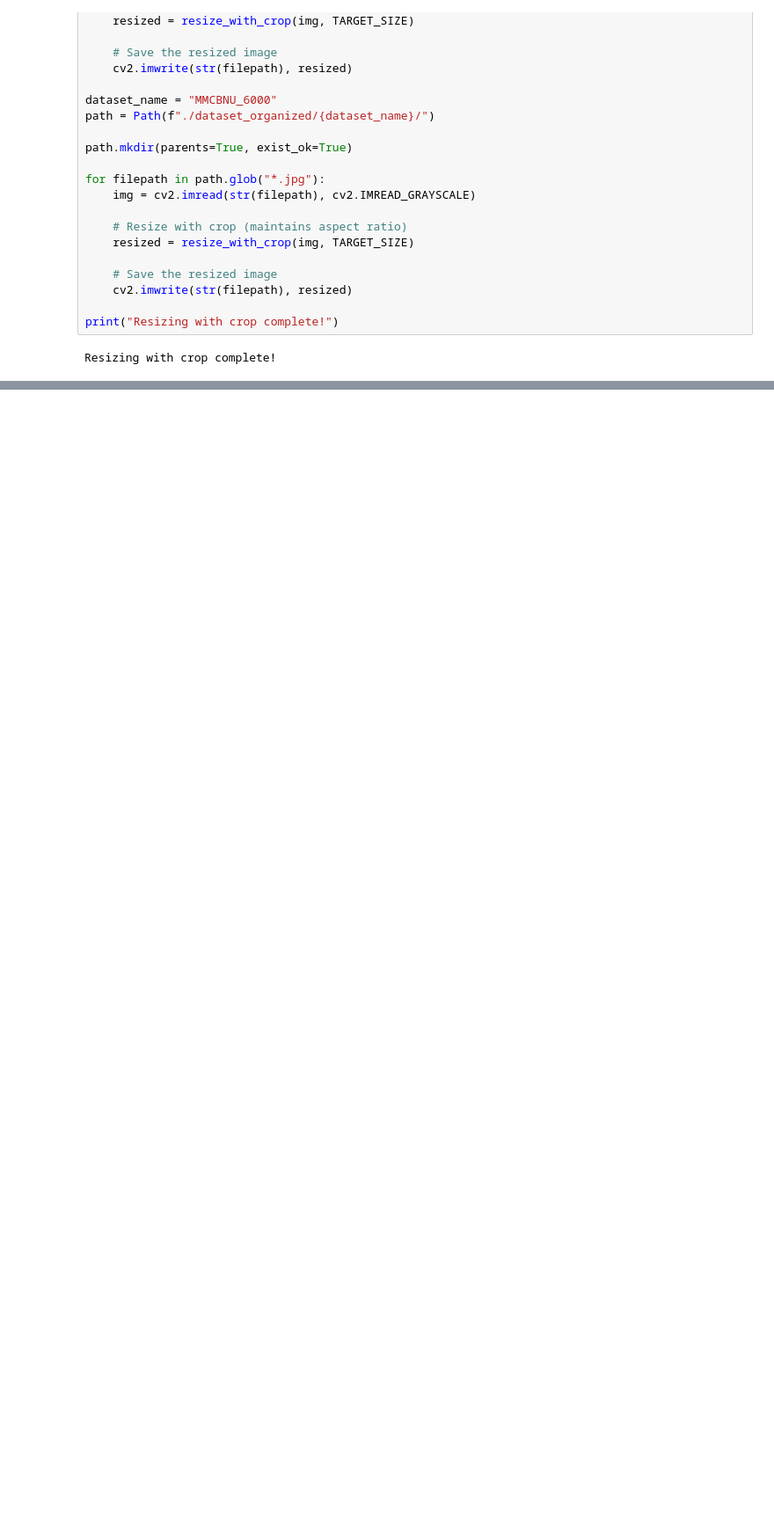
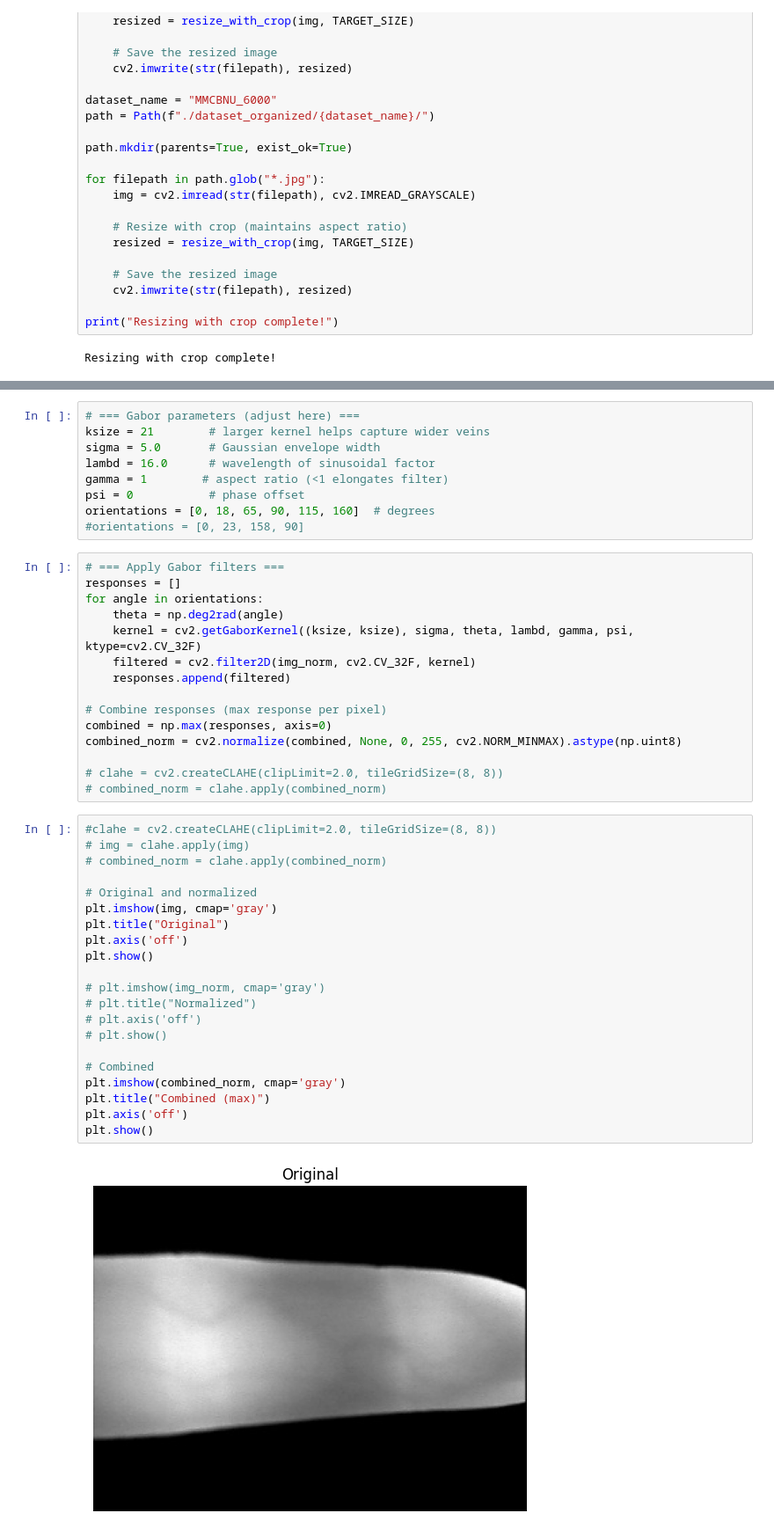
Before and after one commit to Adam-K2/BIO_project, a Jupyter notebook: gabor_filter.ipynb, the cells around one changed output, grey strips where cells are left out. Shown at 88% size. Drawn from its saved outputs; the diff is of its cells as text; blank space fills up the shorter version.

Commit message:
Added gabor filter with fixed parameters

```diff
--- a/gabor_filter.ipynb
+++ b/gabor_filter.ipynb
@@ -338,0 +349,47 @@ Resizing with crop complete!
+# %%
+# === Gabor parameters (adjust here) ===
+ksize = 21        # larger kernel helps capture wider veins
+sigma = 5.0       # Gaussian envelope width
+lambd = 16.0      # wavelength of sinusoidal factor
+gamma = 1        # aspect ratio (<1 elongates filter)
+psi = 0           # phase offset
+orientations = [0, 18, 65, 90, 115, 160]  # degrees
+#orientations = [0, 23, 158, 90]
+# %%
+# === Apply Gabor filters ===
+responses = []
+for angle in orientations:
+    theta = np.deg2rad(angle)
+    kernel = cv2.getGaborKernel((ksize, ksize), sigma, theta, lambd, gamma, psi, ktype=cv2.CV_32F)
+    filtered = cv2.filter2D(img_norm, cv2.CV_32F, kernel)
+    responses.append(filtered)
+
+# Combine responses (max response per pixel)
+combined = np.max(responses, axis=0)
+combined_norm = cv2.normalize(combined, None, 0, 255, cv2.NORM_MINMAX).astype(np.uint8)
+
+# clahe = cv2.createCLAHE(clipLimit=2.0, tileGridSize=(8, 8))
+# combined_norm = clahe.apply(combined_norm)
+# %%
+#clahe = cv2.createCLAHE(clipLimit=2.0, tileGridSize=(8, 8))
+# img = clahe.apply(img)
+# combined_norm = clahe.apply(combined_norm)
+
+# Original and normalized
+plt.imshow(img, cmap='gray')
+plt.title("Original")
+plt.axis('off')
+plt.show()
+
+# plt.imshow(img_norm, cmap='gray')
+# plt.title("Normalized")
+# plt.axis('off')
+# plt.show()
+
+# Combined
+plt.imshow(combined_norm, cmap='gray')
+plt.title("Combined (max)")
+plt.axis('off')
+plt.show()
+# %% [output]
+[figure, added]
```
Also changed, not shown: parts of 4 cells of this notebook.
